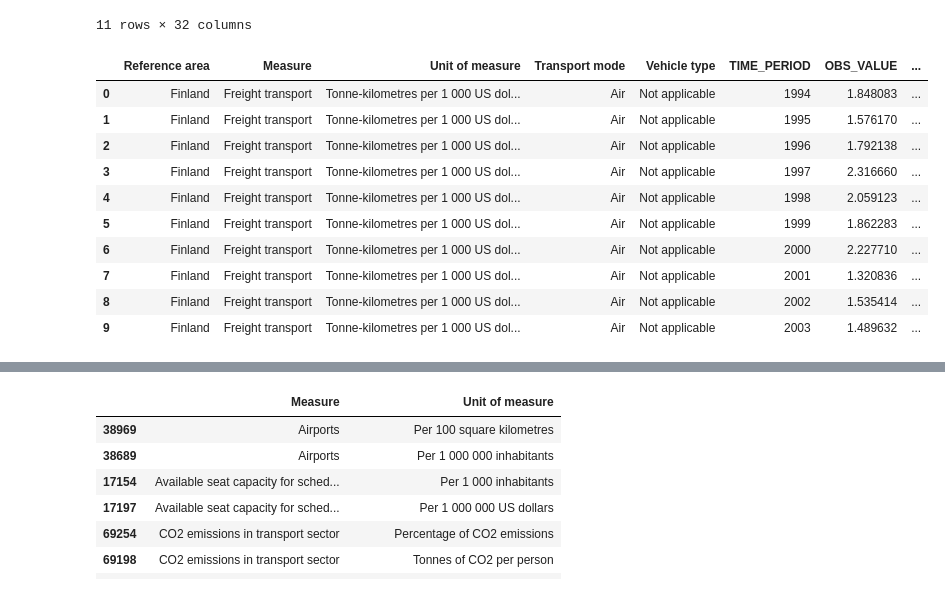
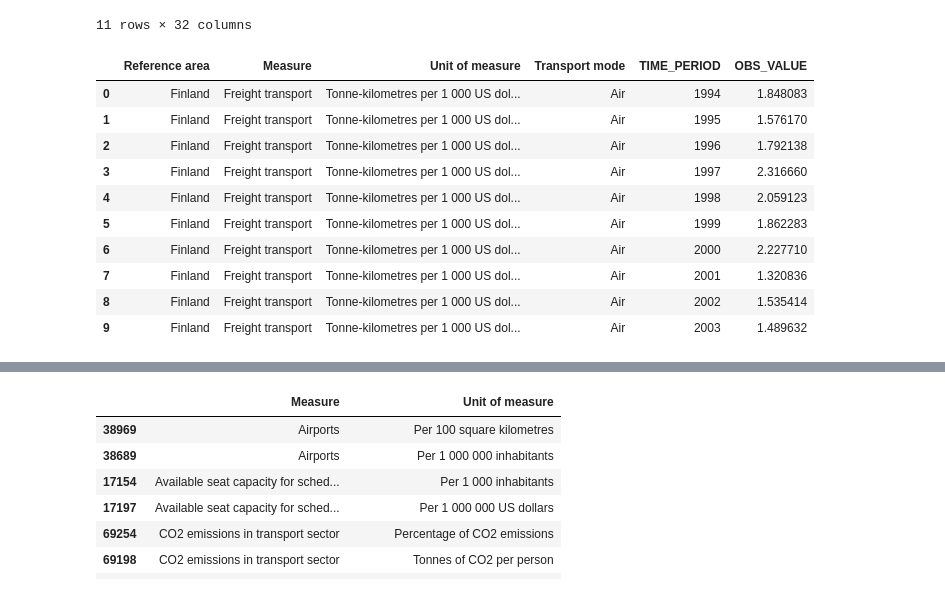
Before and after one commit to ayeachuri/transport_investment_analytics, a Jupyter notebook: E-Commerce Analytics.ipynb, the cells around one changed output, grey strips where cells are left out. Saved outputs shown, nothing was run; the diff lists cells and outputs as text; code cells hidden in the pictures.

```diff
--- a/E-Commerce Analytics.ipynb
+++ b/E-Commerce Analytics.ipynb
@@ -119,13 +119,17 @@ The dataset includes more than 90 performance indicators related to transport.
 The indicators cover seven themes:
 infrastructure equipment activity safety traffic economic and social environment
 # %%
+### Block 1.1 - Data preview ###
+
 # Exploratory Data Analysis
 
 import pandas as pd, numpy as np
-df = pd.read_csv('OECD_Transport_Indicators.csv')
+import statsmodels.api as sm
 
-df.shape
+allPerformanceIndicatorsDf = pd.read_csv('OECD_Transport_Indicators.csv')
+
+print("Dataframe dimensions: ", allPerformanceIndicatorsDf.shape)
 # (89,618, 32)
 
-df.head(5)
+allPerformanceIndicatorsDf.head(5)
 # %% [output]
@@ -159,28 +166,32 @@ df.describe(include='all')
 | max | NaN | NaN | NaN | NaN | NaN | NaN | NaN | ... |
 11 rows × 32 columns
 # %%
-# Creating a subset dataframe for some early visualizations. We track country, metric, measurements, and some associated metadata.
+#### Block 1.3 - Data preview ###
 
-transportIndicatorsDF = df[['Reference area', 'Measure', 'Unit of measure', 'Transport mode', 'Vehicle type', 'TIME_PERIOD', 'OBS_VALUE', 'OBS_STATUS', 'Unit multiplier']]
+#  Creating a subset dataframe for some early visualizations. We track country, metric, measurements, and some associated metadata.
+
+transportIndicatorsDF = allPerformanceIndicatorsDf[
+    ['Reference area', 'Measure', 'Unit of measure', 'Transport mode','TIME_PERIOD', 'OBS_VALUE']
+    ]
 
 transportIndicatorsDF.head(10)
 
 # The top 10 shows Freight Transport in Finland, by Air, from 1994 to 2003, measured in tonne-kilometeres per 1000USD.
 # It is first worth noting that this is a metric of efficiency, moreso than quantity. An interesting point of study
 # might be to chart cost efficiency against transport infrastructure investment, as well as the country's purchasing power.
 # Investing in better roads should cause smoother traffic with fewer breakdowns.
 # Countries may also be collecting varying efficiency yields depending on local purchasing power. How does local cost of
 # labour and materials correlate with the cost effiency of transport?
 # %% [output]
-|  | Reference area | Measure | Unit of measure | Transport mode | Vehicle type | TIME_PERIOD | OBS_VALUE | ... |
-| 0 | Finland | Freight transport | Tonne-kilometres per 1 000 US dol... | Air | Not applicable | 1994 | 1.848083 | ... |
-| 1 | Finland | Freight transport | Tonne-kilometres per 1 000 US dol... | Air | Not applicable | 1995 | 1.576170 | ... |
-| 2 | Finland | Freight transport | Tonne-kilometres per 1 000 US dol... | Air | Not applicable | 1996 | 1.792138 | ... |
-| 3 | Finland | Freight transport | Tonne-kilometres per 1 000 US dol... | Air | Not applicable | 1997 | 2.316660 | ... |
-| 4 | Finland | Freight transport | Tonne-kilometres per 1 000 US dol... | Air | Not applicable | 1998 | 2.059123 | ... |
-| 5 | Finland | Freight transport | Tonne-kilometres per 1 000 US dol... | Air | Not applicable | 1999 | 1.862283 | ... |
-| 6 | Finland | Freight transport | Tonne-kilometres per 1 000 US dol... | Air | Not applicable | 2000 | 2.227710 | ... |
-| 7 | Finland | Freight transport | Tonne-kilometres per 1 000 US dol... | Air | Not applicable | 2001 | 1.320836 | ... |
-| 8 | Finland | Freight transport | Tonne-kilometres per 1 000 US dol... | Air | Not applicable | 2002 | 1.535414 | ... |
-| 9 | Finland | Freight transport | Tonne-kilometres per 1 000 US dol... | Air | Not applicable | 2003 | 1.489632 | ... |
+|  | Reference area | Measure | Unit of measure | Transport mode | TIME_PERIOD | OBS_VALUE |
+| 0 | Finland | Freight transport | Tonne-kilometres per 1 000 US dol... | Air | 1994 | 1.848083 |
+| 1 | Finland | Freight transport | Tonne-kilometres per 1 000 US dol... | Air | 1995 | 1.576170 |
+| 2 | Finland | Freight transport | Tonne-kilometres per 1 000 US dol... | Air | 1996 | 1.792138 |
+| 3 | Finland | Freight transport | Tonne-kilometres per 1 000 US dol... | Air | 1997 | 2.316660 |
+| 4 | Finland | Freight transport | Tonne-kilometres per 1 000 US dol... | Air | 1998 | 2.059123 |
+| 5 | Finland | Freight transport | Tonne-kilometres per 1 000 US dol... | Air | 1999 | 1.862283 |
+| 6 | Finland | Freight transport | Tonne-kilometres per 1 000 US dol... | Air | 2000 | 2.227710 |
+| 7 | Finland | Freight transport | Tonne-kilometres per 1 000 US dol... | Air | 2001 | 1.320836 |
+| 8 | Finland | Freight transport | Tonne-kilometres per 1 000 US dol... | Air | 2002 | 1.535414 |
+| 9 | Finland | Freight transport | Tonne-kilometres per 1 000 US dol... | Air | 2003 | 1.489632 |
 # %%
```
Also changed, not shown: parts of 12 cells of this notebook.
